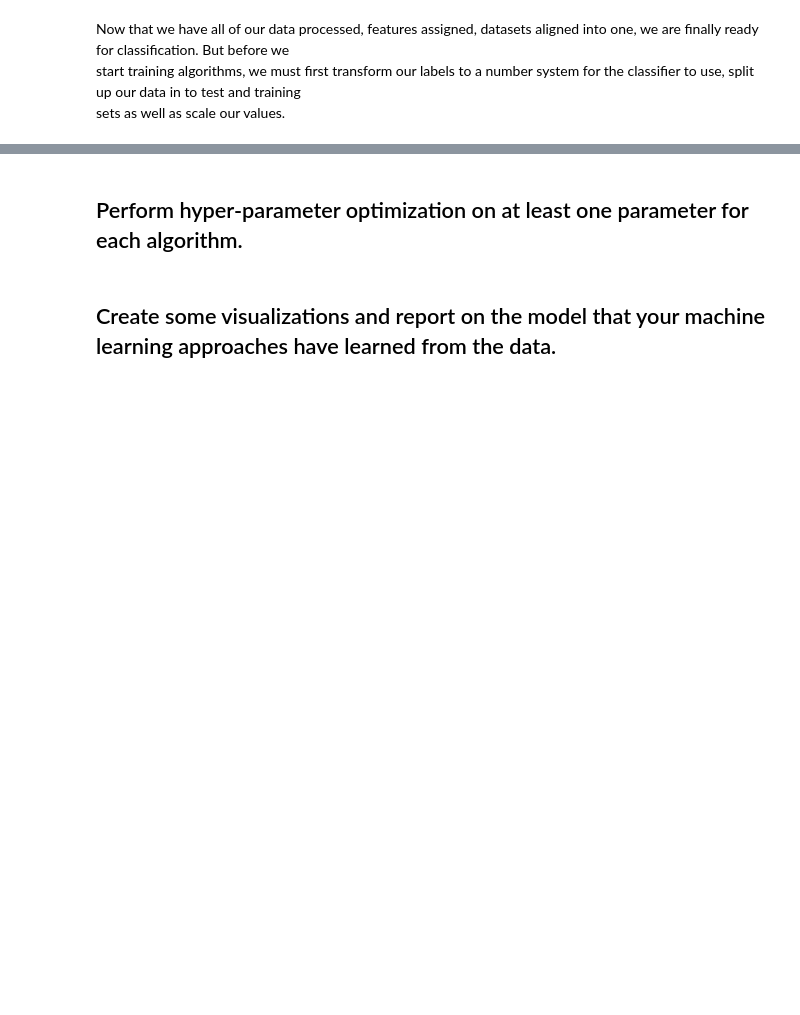
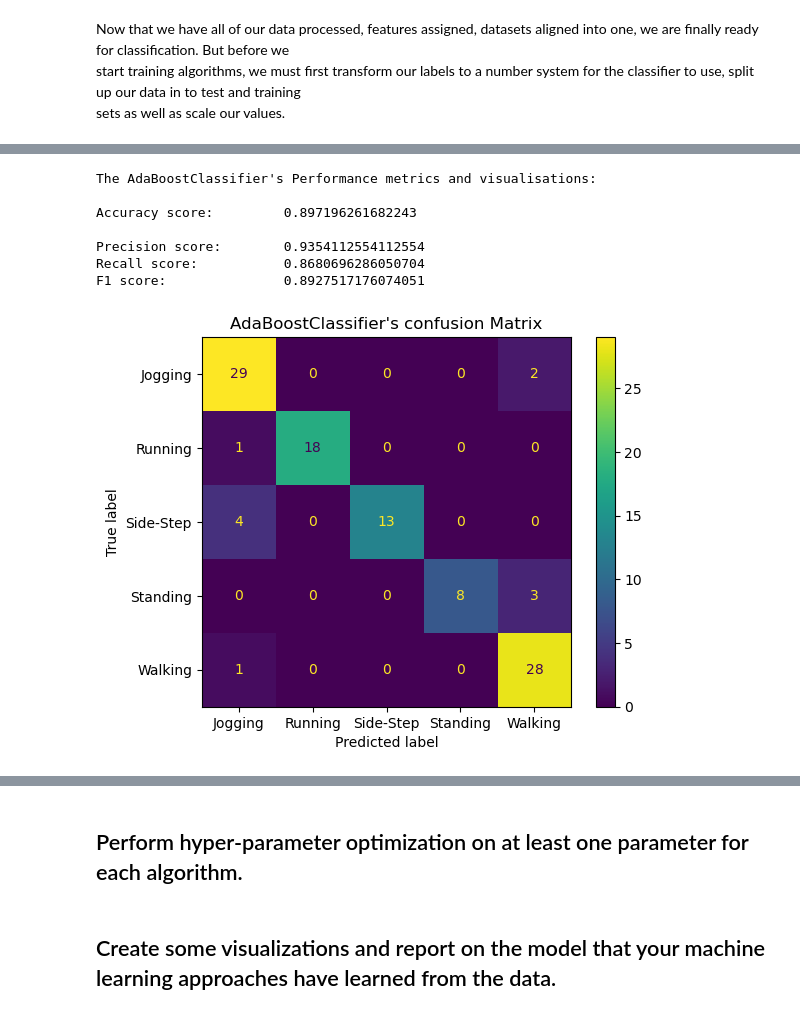
Before and after one commit to Mokoto-K/COSC102-assignment-3, a Jupyter notebook: assignment-3.ipynb, the cells around one changed output, grey strips where cells are left out. Cells and saved outputs as stored; diff of their text form; code cells hidden in the pictures; blank space fills up the shorter version.

```diff
--- a/assignment-3.ipynb
+++ b/assignment-3.ipynb
@@ -706,0 +893,11 @@ accuracy_score(y_test, y_pred)
+# %%
+classifiers_metrics(ada_clf, y_pred, y_test, "AdaBoostClassifier")
+# %% [output]
+The AdaBoostClassifier's Performance metrics and visualisations:
+
+Accuracy score:         0.897196261682243
+
+Precision score:        0.9354112554112554
+Recall score:           0.8680696286050704
+F1 score:               0.8927517176074051
+[figure, added]
```
Also changed, not shown: parts of 28 cells of this notebook.
